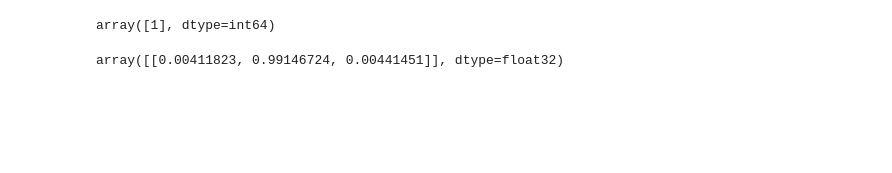
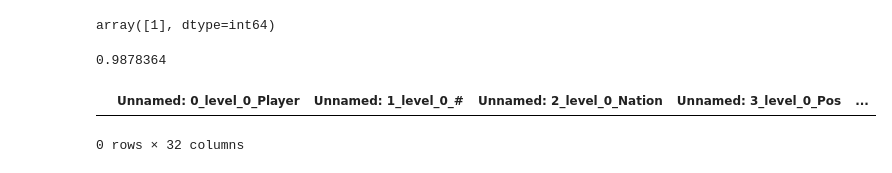
Before and after one commit to WasuWata/fb_predict, a Jupyter notebook: code/4.prediction.ipynb, the cells around one changed output. Drawn from its saved outputs; the diff is of its cells as text; code cells hidden in the pictures; blank space fills up the shorter version.

```diff
--- a/code/4.prediction.ipynb
+++ b/code/4.prediction.ipynb
@@ -237,6 +233,11 @@ match_result # 0 = Home Win, 1 = Draw, 2 = Away Win
 array([1], dtype=int64)
 # %%
 prob = model.predict_proba(match_df_scaled)
-prob
+prob[0][1]
 # %% [output]
-array([[0.00411823, 0.99146724, 0.00441451]], dtype=float32)
+0.9878364
+# %%
+df['Unnamed: 3_level_0_Pos'].unique()
+# %% [output]
+|  | Unnamed: 0_level_0_Player | Unnamed: 1_level_0_# | Unnamed: 2_level_0_Nation | Unnamed: 3_level_0_Pos | ... |
+0 rows × 32 columns
```
Also changed, not shown: parts of 2 cells of this notebook, 1 other file.
